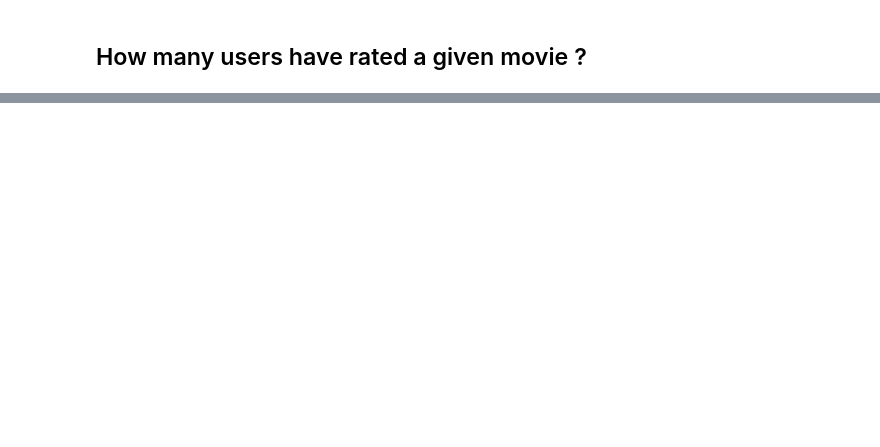
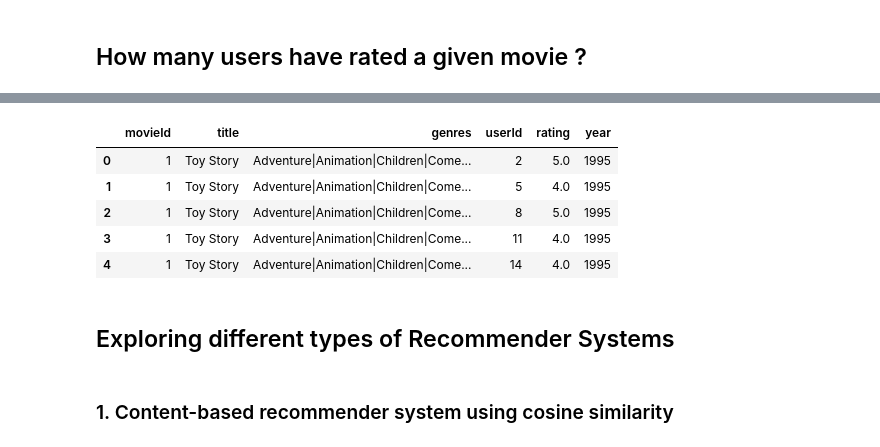
Before and after one commit to arghyadeep99/Movieflix, a Jupyter notebook: Movieflix.ipynb, the cells around one changed output, grey strips where cells are left out. Saved outputs shown, nothing was run; the diff lists cells and outputs as text; code cells hidden in the pictures; blank space fills up the shorter version.

```diff
--- a/Movieflix.ipynb
+++ b/Movieflix.ipynb
@@ -290 +303,11 @@ Triumph of Love, The (2001)                     1
 Name: title, Length: 10323, dtype: int64
+# %%
+import re
+def find_year(row):
+    year = re.search('(\d\d\d\d)', row)
+    if year is None:
+        print(row)
+        return None
+    return year.group().strip()
+
+find_year("Hello there, welcome to (2020) of (20201) here")
@@ -290,0 +316,3 @@ Name: title, Length: 10323, dtype: int64
+# %%
+df['year'] = df['title'].apply(find_year)
+df['year'].head()
@@ -290,0 +328,17 @@ Name: title, Length: 10323, dtype: int64
+# %%
+df.title = df.title.apply(lambda x: (x.strip())[:-7])
+# %%
+df.drop(['timestamp'], axis=1, inplace=True)
+# %%
+df.head()
+# %% [output]
+|  | movieId | title | genres | userId | rating | year |
+| 0 | 1 | Toy Story | Adventure|Animation|Children|Come... | 2 | 5.0 | 1995 |
+| 1 | 1 | Toy Story | Adventure|Animation|Children|Come... | 5 | 4.0 | 1995 |
+| 2 | 1 | Toy Story | Adventure|Animation|Children|Come... | 8 | 5.0 | 1995 |
+| 3 | 1 | Toy Story | Adventure|Animation|Children|Come... | 11 | 4.0 | 1995 |
+| 4 | 1 | Toy Story | Adventure|Animation|Children|Come... | 14 | 4.0 | 1995 |
+# %% [markdown]
+## Exploring different types of Recommender Systems
+# %% [markdown]
+### 1. Content-based recommender system using cosine similarity
```
Also changed, not shown: parts of 28 cells of this notebook.
